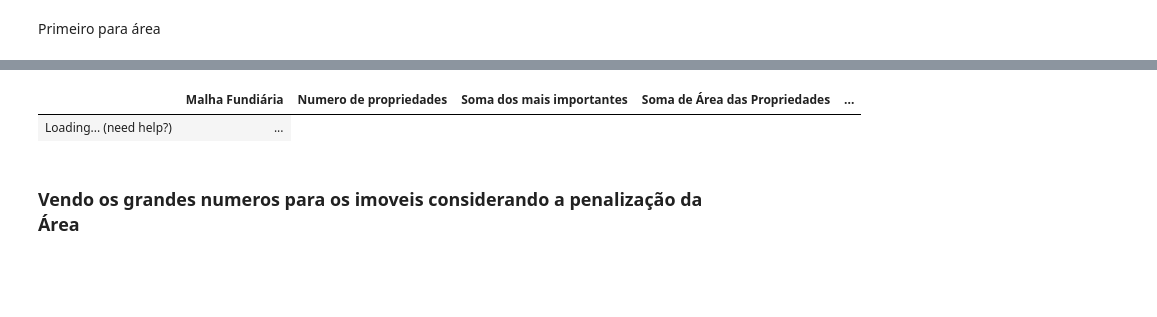
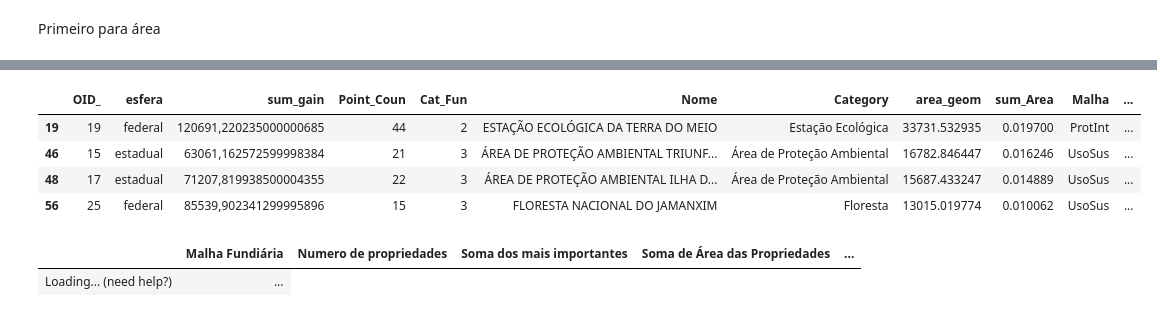
Before and after one commit to EduMinsky/AnaliseTelesPires, a Jupyter notebook: Analise Teles Pires.ipynb, the cells around one changed output, grey strips where cells are left out. Cells and saved outputs as stored; diff of their text form; code cells hidden in the pictures; blank space fills up the shorter version.

```diff
--- a/Analise Teles Pires.ipynb
+++ b/Analise Teles Pires.ipynb
@@ -163,2 +195,17 @@ for i in range(len(pd_list)):
+# %%
+#Criando lista de dataframes ja filtrado com os jenks que queremos
+pd_list_jenks=[pd_list[0].query('cut_jenks=="bucket_4" or cut_jenks=="bucket_5"'),
+                    pd_list[1].query('cut_jenks=="bucket_4" or cut_jenks=="bucket_5"'),
+                    pd_list[2].query('cut_jenks=="bucket_4" or cut_jenks=="bucket_5"'),
+                    pd_list[3].query('cut_jenks=="bucket_4" or cut_jenks=="bucket_5"'),
+                    SNUC.query('cut_jenks=="bucket_4" or cut_jenks=="bucket_5"'),
+                    pd_list[6].query('cut_jenks=="bucket_4" or cut_jenks=="bucket_5"')]
+pd_list_jenks[4]
+# %% [output]
+|  | OID_ | esfera | sum_gain | Point_Coun | Cat_Fun | Nome | Category | area_geom | sum_Area | Malha | ... |
+| 19 | 19 | federal | 120691,220235000000685 | 44 | 2 | ESTAÇÃO ECOLÓGICA DA TERRA DO MEIO | Estação Ecológica | 33731.532935 | 0.019700 | ProtInt | ... |
+| 46 | 15 | estadual | 63061,162572599998384 | 21 | 3 | ÁREA DE PROTEÇÃO AMBIENTAL TRIUNF... | Área de Proteção Ambiental | 16782.846447 | 0.016246 | UsoSus | ... |
+| 48 | 17 | estadual | 71207,819938500004355 | 22 | 3 | ÁREA DE PROTEÇÃO AMBIENTAL ILHA D... | Área de Proteção Ambiental | 15687.433247 | 0.014889 | UsoSus | ... |
+| 56 | 25 | federal | 85539,902341299995896 | 15 | 3 | FLORESTA NACIONAL DO JAMANXIM | Floresta | 13015.019774 | 0.010062 | UsoSus | ... |
 # %%
 #Formando o dataframe com as infos
@@ -184,5 +235,3 @@ show(df_soma_jenks.sort_values(by='Soma dos mais importantes',ascending=False))
 # %% [output]
 |  | Malha Fundiária | Numero de propriedades | Soma dos mais importantes | Soma de Área das Propriedades | ... |
 | Loading... (need help?) | ... |
-# %% [markdown]
-### Vendo os grandes numeros para os imoveis considerando a penalização da Área
```
Also changed, not shown: parts of 26 cells of this notebook.
